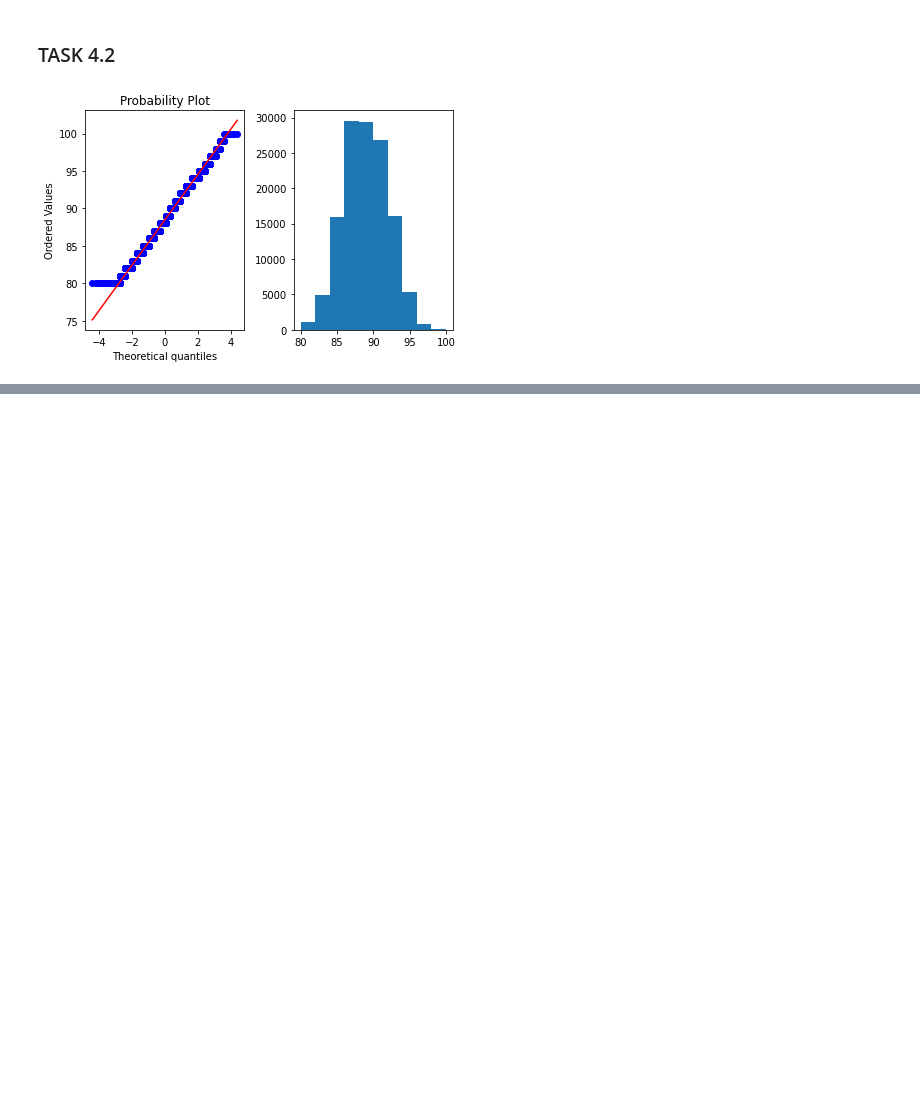
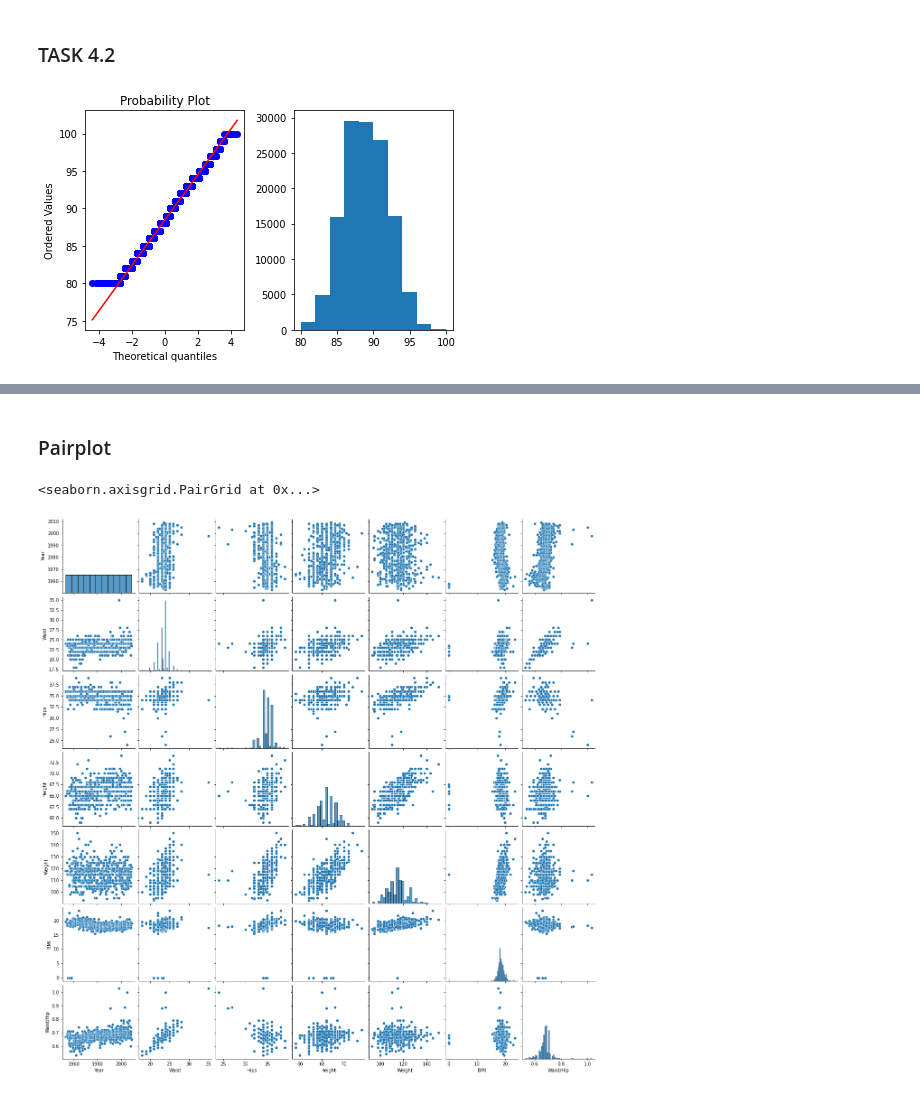
Before and after one commit to AleksejRum/sf_data_science, a Jupyter notebook: Modules/EDA/EDA2_Math_statistics/Mathematical_statistics.ipynb, the cells around one changed output, grey strips where cells are left out. Drawn from its saved outputs; the diff is of its cells as text; code cells hidden in the pictures; blank space fills up the shorter version.

```diff
--- a/Modules/EDA/EDA2_Math_statistics/Mathematical_statistics.ipynb
+++ b/Modules/EDA/EDA2_Math_statistics/Mathematical_statistics.ipynb
@@ -140,0 +239,7 @@ plt.show()
+# %% [markdown]
+### Pairplot
+# %%
+sns.pairplot(model_df)
+# %% [output]
+<seaborn.axisgrid.PairGrid at 0x...>
+[figure, added]
```
Also changed, not shown: parts of 26 cells of this notebook, 2 other files.
